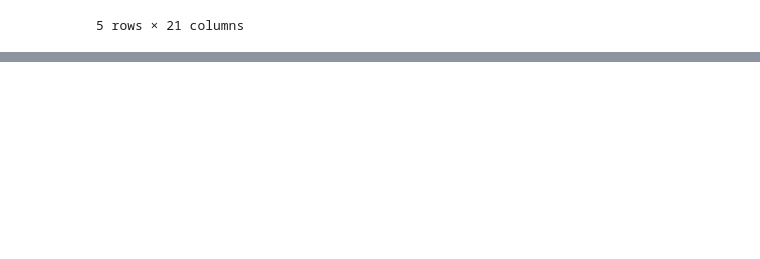
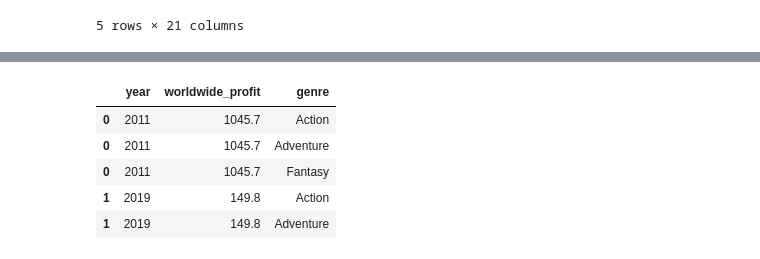
Before and after one commit to jmillerbrooks/mod_1_git_lab, a Jupyter notebook: visualizations.ipynb, the cells around one changed output, grey strips where cells are left out. Cells and saved outputs as stored; diff of their text form; code cells hidden in the pictures; blank space fills up the shorter version.

```diff
--- a/visualizations.ipynb
+++ b/visualizations.ipynb
@@ -265,0 +196,9 @@ genre_bars_fig.savefig('bar_chart_top_fives_studios.png')
+# %%
+df_genre.head()
+# %% [output]
+|  | year | worldwide_profit | genre |
+| 0 | 2011 | 1045.7 | Action |
+| 0 | 2011 | 1045.7 | Adventure |
+| 0 | 2011 | 1045.7 | Fantasy |
+| 1 | 2019 | 149.8 | Action |
+| 1 | 2019 | 149.8 | Adventure |
```
Also changed, not shown: parts of 10 cells of this notebook, 6 other files.
